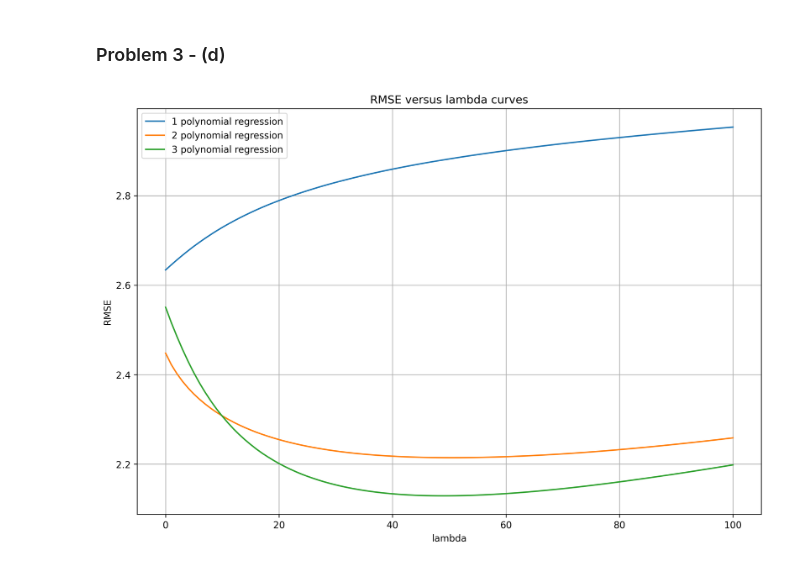
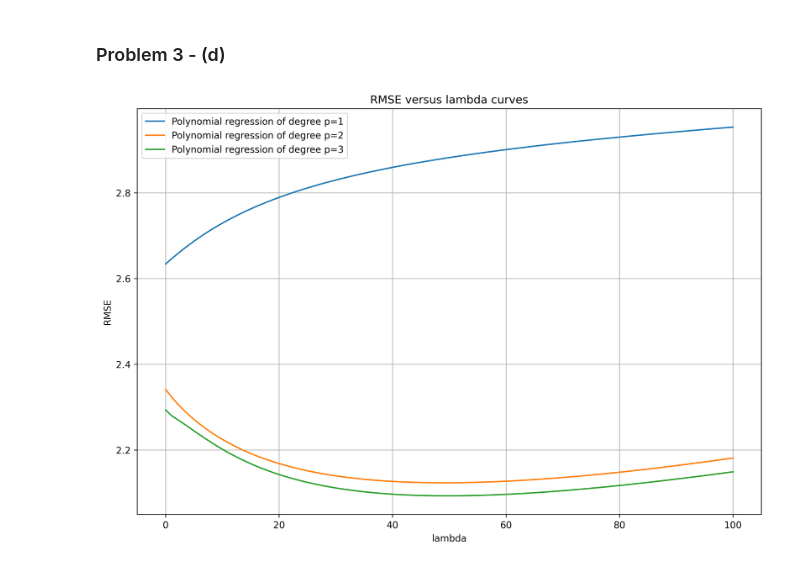
Before and after one commit to WALLERR/Columbia_COMS4721_Machine_learning_homework, a Jupyter notebook: Homework_1/hm1 - coding.ipynb, the cells around one changed output. Saved outputs shown, nothing was run; the diff lists cells and outputs as text; code cells hidden in the pictures.

Commit message:
preprocess p polynomial regression function revised. Train and test data combine and standardization

```diff
--- a/Homework_1/hm1 - coding.ipynb
+++ b/Homework_1/hm1 - coding.ipynb
@@ -98,7 +98,7 @@ plt.savefig('RMSE versus lambda curves.png')
 ### Problem 3 - (d)
 # %%
 def process_data(data, p):
-    """Preprocess dataframe for p-polynomial regression.
+    """Preprocesses dataframe for p-polynomial regression.
     According to the instruction, added p-polynomial dimension requires standardization
 
     Args:
@@ -124,19 +124,21 @@ def process_data(data, p):
     return dt
 # %%
 def get_RMSE(X_train, X_test, y_train, y_test, p, lamb_max):
-    """Plot RMSE versus lambda in p-polynomial condition.
+    """Gets a list of RMSE versus lambda in p-polynomial condition.
 
     Args:
         X_train, ... , y_test: training and testing data.
-        p: p-polynomial process.
+        p: p-th polynomial process.
         lamb_max: the range of lambda.
 
     Return:
-        RMSE curves.
+        RMSE lists.
     """
     # preprocess X data
-    X_train_p = process_data(X_train, p)
-    X_test_p = process_data(X_test, p)
+    X_p = pd.concat([X_train, X_test], axis=0)
+    X_p = process_data(X_p, p)
+    X_train_p = X_p.iloc[:len(X_train)]
+    X_test_p = X_p.iloc[-len(X_test):]
 
     dim_p = X_train_p.shape[1] # get the dimension of new training data
     wRR_p = []
@@ -160,13 +162,13 @@ def get_RMSE(X_train, X_test, y_train, y_test, p, lamb_max):
 # %%
 fig = plt.figure(figsize = (12, 8), dpi=300)
 plt.grid()
 plt.xlabel('lambda')
 plt.ylabel('RMSE')
 plt.title('RMSE versus lambda curves')
 for p in range(1, 4):
     plot_RMSE = get_RMSE(X_train, X_test, y_train, y_test, p, 101)
-    plt.plot(plot_RMSE, label='%d polynomial regression' % p)
+    plt.plot(plot_RMSE, label='Polynomial regression of degree p=%d' % p)
 plt.legend()
 plt.savefig('RMSE versus lambda curves in polynomial regression.png')
 # %% [output]
-[figure, old version]
+[figure, new version]
```
Also changed, not shown: parts of 1 cell of this notebook, 3 other files.
